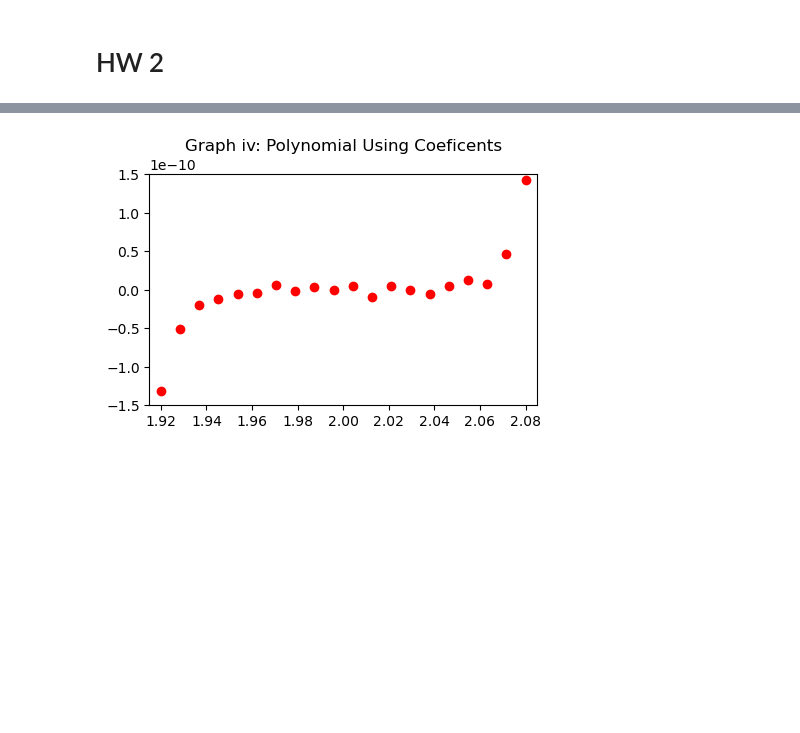
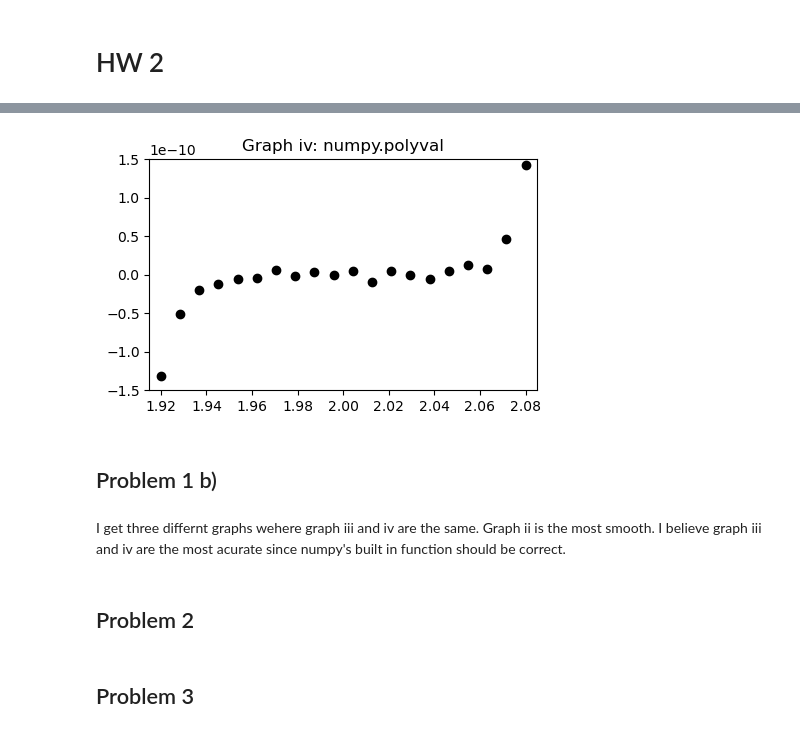
Before and after one commit to JensenLav/APPM4600, a Jupyter notebook: HW2/hw2.ipynb, the cells around one changed output, grey strips where cells are left out. Saved outputs shown, nothing was run; the diff lists cells and outputs as text; code cells hidden in the pictures; blank space fills up the shorter version.

```diff
--- a/HW2/hw2.ipynb
+++ b/HW2/hw2.ipynb
@@ -74,23 +72,31 @@ plt.show()
 # %%
 x1,x2,y1,y2 = 1.92, 2.08, -1.5e-10, 1.5e-10
 N = 20
 points_x = [x1]
 points_y = []
 roots = 2
 p = np.poly1d([1,-18,144,-672,2016,-4032,5376,-4608,2304,-512])
 eqidist = (x2 - x1) / (N-1)
 
 for i in range(1,N-1):
     points_x.append((x1 + i*eqidist))
 points_x.append(x2)
 
 for j in range(len(points_x)):
     points_y.append(np.polyval(p, points_x[j]))
 
 plt.figure(figsize=(5,3))
-plt.title('Graph iv: Polynomial Using Coeficents')
+plt.title('Graph iv: numpy.polyval')
 plt.axis([x1-0.005, x2+0.005, y1, y2])
-plt.scatter(points_x, points_y, color='red')
+plt.scatter(points_x, points_y, color='black')
 plt.show()
 # %% [output]
-[figure, old version]
+[figure, new version]
+# %% [markdown]
+## Problem 1 b)
+# %% [markdown]
+I get three differnt graphs wehere graph iii and iv are the same. Graph ii is the most smooth. I believe graph iii and iv are the most acurate since numpy's built in function should be correct.
+# %% [markdown]
+## Problem 2
+# %% [markdown]
+## Problem 3
```
Also changed, not shown: parts of 4 cells of this notebook.
